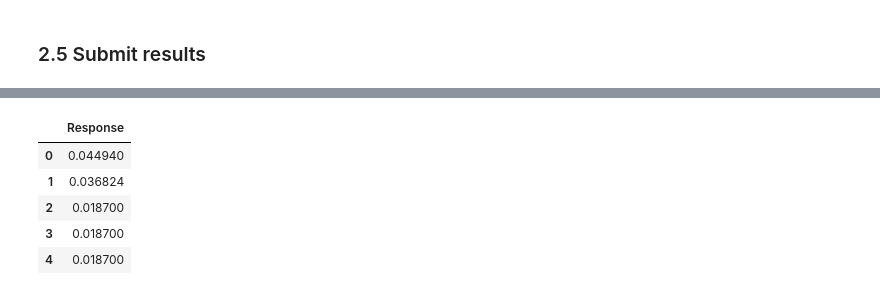
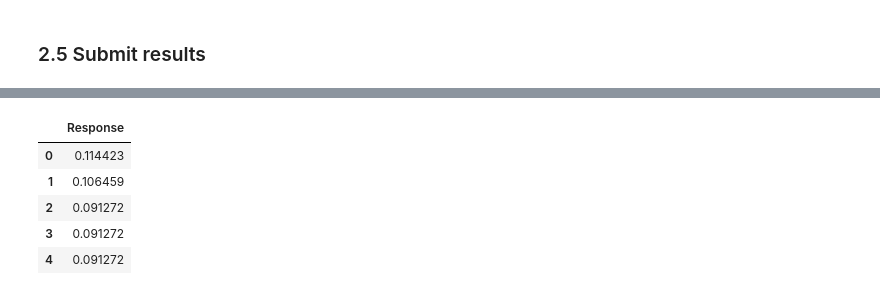
Before and after one commit to AlbertoDeBlas/MLEngineerNanodegreeCapstone, a Jupyter notebook: Arvato Project Workbook Part 2 Supervised Learning Model.ipynb, the cells around one changed output, grey strips where cells are left out. Drawn from its saved outputs; the diff is of its cells as text; code cells hidden in the pictures.

```diff
--- a/Arvato Project Workbook Part 2 Supervised Learning Model.ipynb
+++ b/Arvato Project Workbook Part 2 Supervised Learning Model.ipynb
@@ -640,13 +745,13 @@ download: s3://sagemaker-eu-west-1-848439228145/mailout/transform/test/mailout_t
 # %%
 #mailout_test_response = pd.DataFrame()
-filename = "mailout_test.csv.out"
+filename = "mailout_test_xgb.csv.out"
 
-mailout_test_response = pd.read_csv(filename, header = None, names = ['Response'])
-mailout_test_response.head()
+mailout_test_response_xgb = pd.read_csv(filename, header = None, names = ['Response'])
+mailout_test_response_xgb.head()
 # %% [output]
 |  | Response |
-| 0 | 0.044940 |
-| 1 | 0.036824 |
-| 2 | 0.018700 |
-| 3 | 0.018700 |
-| 4 | 0.018700 |
+| 0 | 0.114423 |
+| 1 | 0.106459 |
+| 2 | 0.091272 |
+| 3 | 0.091272 |
+| 4 | 0.091272 |
```
Also changed, not shown: parts of 31 cells of this notebook, 4 other files.
